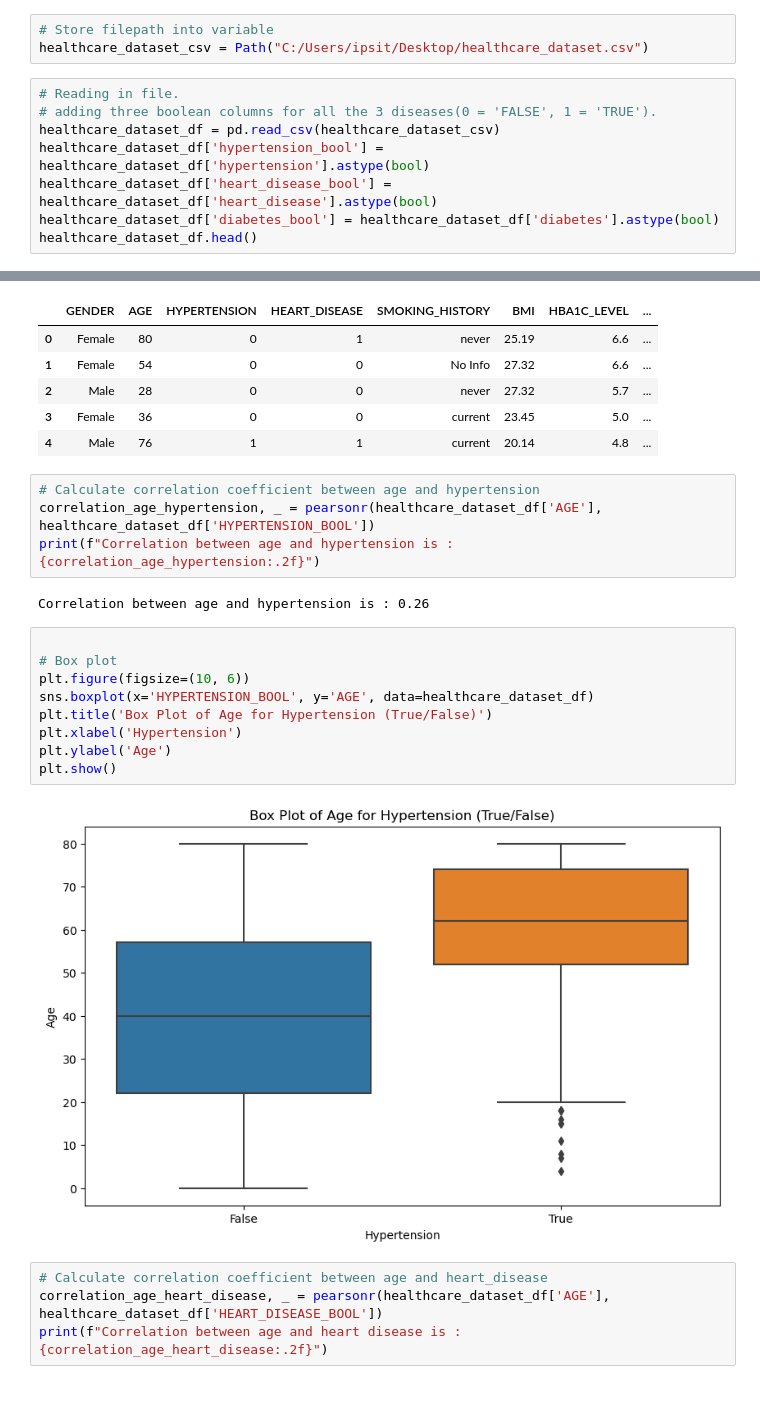
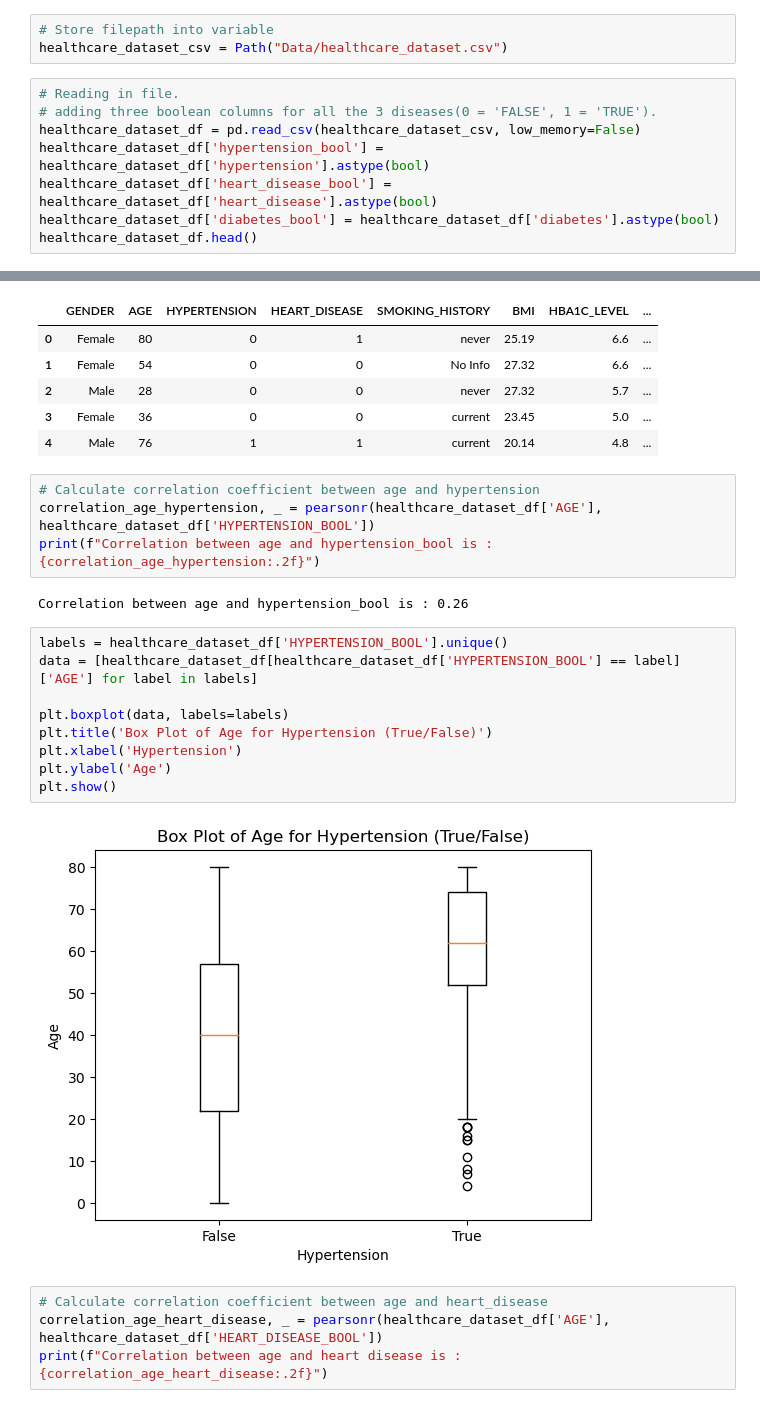
Before and after one commit to ktennant5378/Group-Project-1, a Jupyter notebook: PPP.ipynb, the cells around one changed output, grey strips where cells are left out. Cells and saved outputs as stored; diff of their text form.

```diff
--- a/PPP.ipynb
+++ b/PPP.ipynb
@@ -6,11 +6,11 @@ from scipy.stats import pearsonr
 from pathlib import Path
 # %%
 # Store filepath into variable
-healthcare_dataset_csv = Path("C:/Users/ipsit/Desktop/healthcare_dataset.csv")
+healthcare_dataset_csv = Path("Data/healthcare_dataset.csv")
 # %%
 # Reading in file.
 # adding three boolean columns for all the 3 diseases(0 = 'FALSE', 1 = 'TRUE').
-healthcare_dataset_df = pd.read_csv(healthcare_dataset_csv)
+healthcare_dataset_df = pd.read_csv(healthcare_dataset_csv, low_memory=False)
 healthcare_dataset_df['hypertension_bool'] = healthcare_dataset_df['hypertension'].astype(bool)
 healthcare_dataset_df['heart_disease_bool'] = healthcare_dataset_df['heart_disease'].astype(bool)
 healthcare_dataset_df['diabetes_bool'] = healthcare_dataset_df['diabetes'].astype(bool)
@@ -68,20 +91,20 @@ healthcare_dataset_df.head()
 # %%
 # Calculate correlation coefficient between age and hypertension
 correlation_age_hypertension, _ = pearsonr(healthcare_dataset_df['AGE'], healthcare_dataset_df['HYPERTENSION_BOOL'])
-print(f"Correlation between age and hypertension is : {correlation_age_hypertension:.2f}")
+print(f"Correlation between age and hypertension_bool is : {correlation_age_hypertension:.2f}")
 # %% [output]
-Correlation between age and hypertension is : 0.26
+Correlation between age and hypertension_bool is : 0.26
-# %%
-
-# Box plot
-plt.figure(figsize=(10, 6))
-sns.boxplot(x='HYPERTENSION_BOOL', y='AGE', data=healthcare_dataset_df)
-plt.title('Box Plot of Age for Hypertension (True/False)')
-plt.xlabel('Hypertension')
-plt.ylabel('Age')
-plt.show()
-# %% [output]
-[figure, removed]
+# %%
+labels = healthcare_dataset_df['HYPERTENSION_BOOL'].unique()
+data = [healthcare_dataset_df[healthcare_dataset_df['HYPERTENSION_BOOL'] == label]['AGE'] for label in labels]
+
+plt.boxplot(data, labels=labels)
+plt.title('Box Plot of Age for Hypertension (True/False)')
+plt.xlabel('Hypertension')
+plt.ylabel('Age')
+plt.show()
+# %% [output]
+[figure, added]
 # %%
 # Calculate correlation coefficient between age and heart_disease
 correlation_age_heart_disease, _ = pearsonr(healthcare_dataset_df['AGE'], healthcare_dataset_df['HEART_DISEASE_BOOL'])
```
Also changed, not shown: parts of 7 cells of this notebook.
